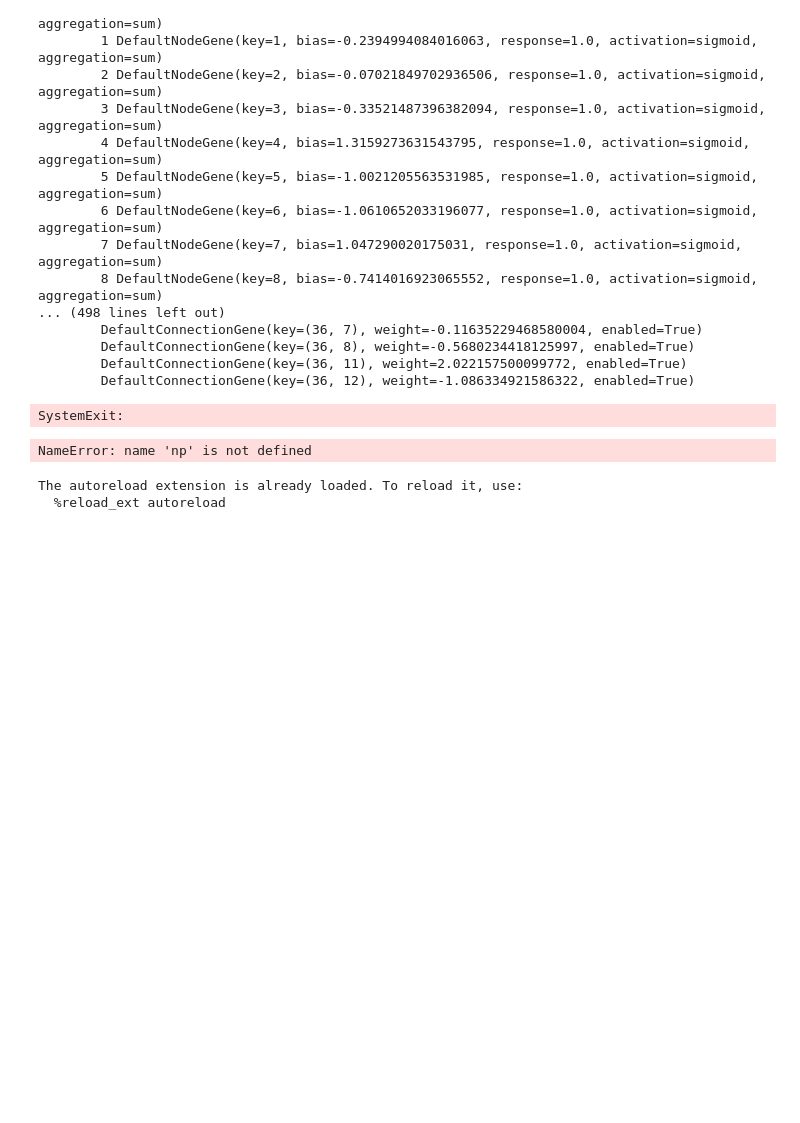
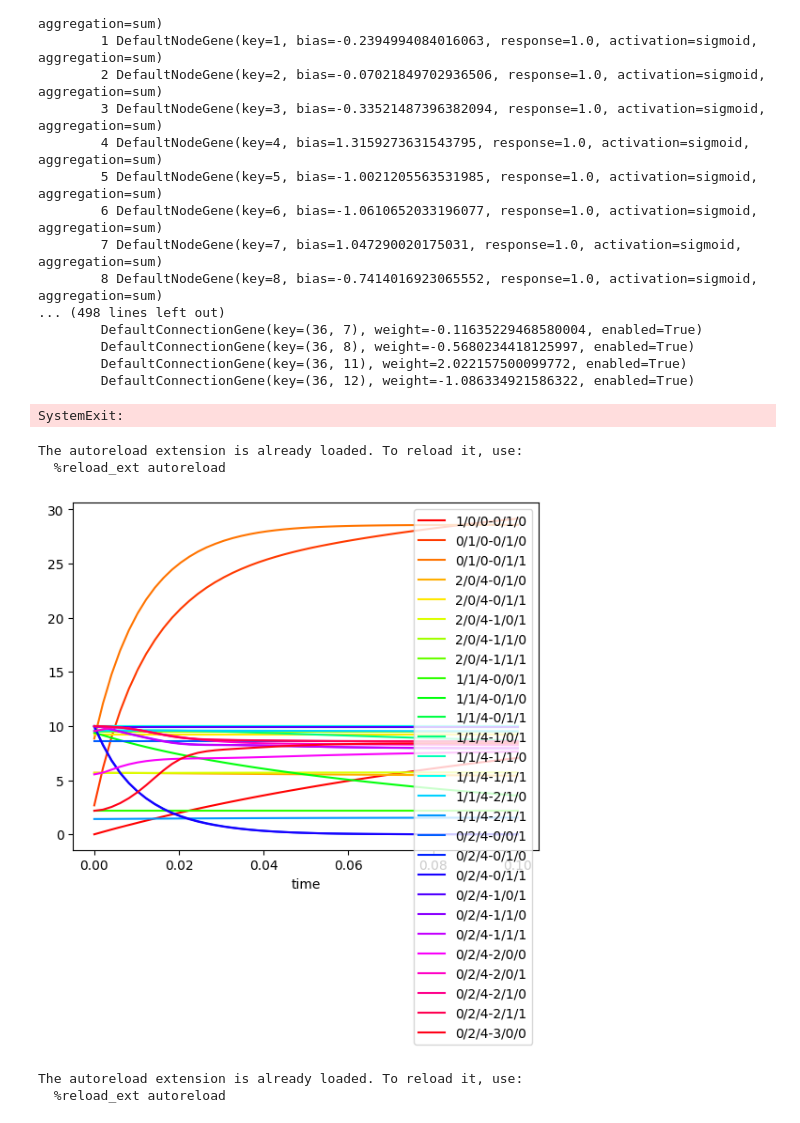
Before and after one commit to arizona95/BEAT, a Jupyter notebook: lab/experiment.ipynb, the cells around one changed output. Saved outputs shown, nothing was run; the diff lists cells and outputs as text; code cells hidden in the pictures; blank space fills up the shorter version.

```diff
--- a/lab/experiment.ipynb
+++ b/lab/experiment.ipynb
@@ -102,7 +80,6 @@ a = pd.DataFrame.from_dict(dict_a).T
 # %%
 %load_ext autoreload
 %autoreload 2
-np.set_printoptions(precision=6, suppress=True)
 import os
 import neat
 import pickle
@@ -110,7 +87,7 @@ import numpy as np
 from gene import Gene
 from simulator import Simulator
 from tf_neat.recurrent_net import RecurrentNet
-#np.set_printoptions(precision=6, suppress=True)
+np.set_printoptions(precision=6, suppress=True)
 
 def make_net(genome, config, bs):
     return RecurrentNet.create(genome, config, bs)
@@ -119,36 +96,38 @@ param = {
     "g_c": 2,
     "g_s": 3,
     "max_state": 5,
     "react_depth": 2,
     "neuron_num": 6,
     "input_num": 4,
     "output_num": 1
 }
 
 config_path = os.path.join(os.path.dirname(os.path.abspath('')), "lab/neat.cfg")
 config = neat.Config(
     neat.DefaultGenome,
     neat.DefaultReproduction,
     neat.DefaultSpeciesSet,
     neat.DefaultStagnation,
     config_path,
 )
 
 filepath = f"test_case"
-
+case_num = 1
 genome = ""
-with open(f"{filepath}\genome.JSON", 'rb') as fr:
+with open(f"{filepath}\\{case_num}\\genome.JSON", 'rb') as fr:
     genome = pickle.load(fr)
 
 net = make_net(genome, config, 1)
 gene = Gene(net, param)
 gene.expression()
 model = gene.model
 simulator = Simulator(model)
 simulator.run(0.1)
 simulator.visualize()
 # %% [output]
-NameError: name 'np' is not defined
+The autoreload extension is already loaded. To reload it, use:
+  %reload_ext autoreload
+[figure, added]
 # %%
 %load_ext autoreload
 %autoreload 2
```
Also changed, not shown: parts of 5 cells of this notebook, 1 other file.
